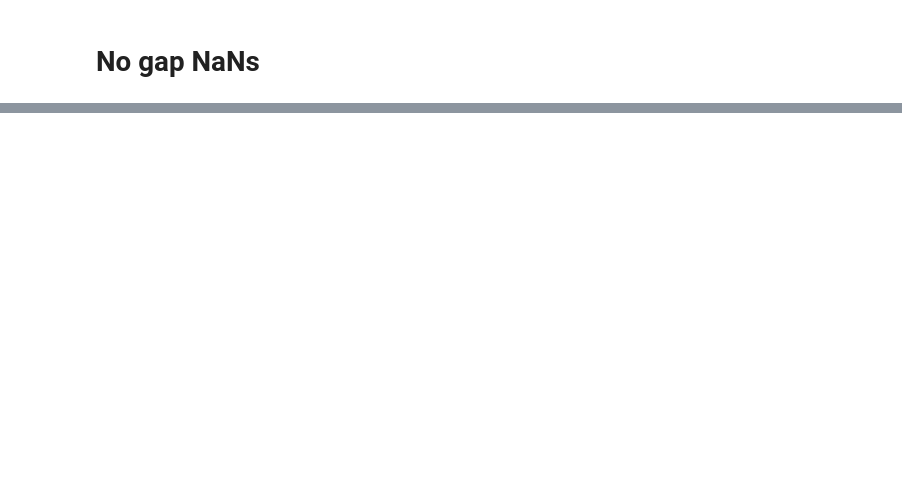
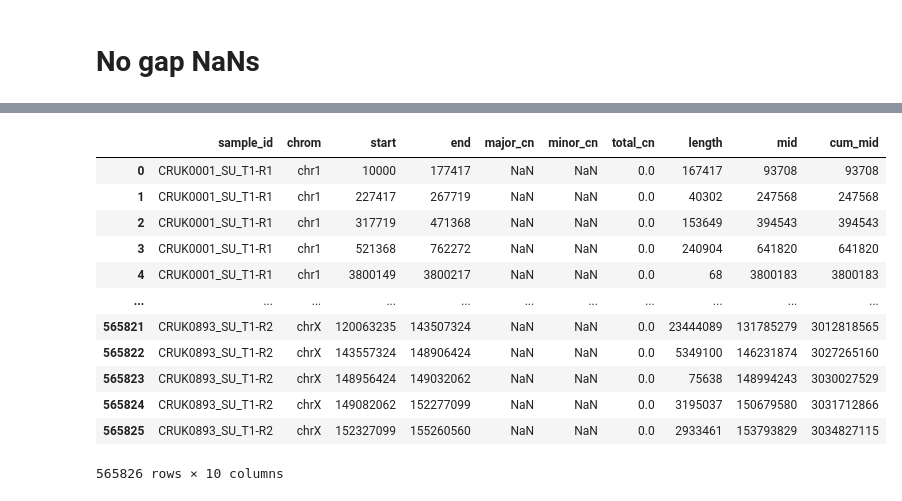
Before and after one commit to ICCB-Cologne/CNSistent, a Jupyter notebook: notebooks/analyze/analyze_coverage.ipynb, the cells around one changed output, grey strips where cells are left out. Cells and saved outputs as stored; diff of their text form; code cells hidden in the pictures; blank space fills up the shorter version.

```diff
--- a/notebooks/analyze/analyze_coverage.ipynb
+++ b/notebooks/analyze/analyze_coverage.ipynb
@@ -77,0 +91,16 @@ Binning chr (33691/33691)
+# %%
+no_gap_nans[k]
+# %% [output]
+|  | sample_id | chrom | start | end | major_cn | minor_cn | total_cn | length | mid | cum_mid |
+| 0 | CRUK0001_SU_T1-R1 | chr1 | 10000 | 177417 | NaN | NaN | 0.0 | 167417 | 93708 | 93708 |
+| 1 | CRUK0001_SU_T1-R1 | chr1 | 227417 | 267719 | NaN | NaN | 0.0 | 40302 | 247568 | 247568 |
+| 2 | CRUK0001_SU_T1-R1 | chr1 | 317719 | 471368 | NaN | NaN | 0.0 | 153649 | 394543 | 394543 |
+| 3 | CRUK0001_SU_T1-R1 | chr1 | 521368 | 762272 | NaN | NaN | 0.0 | 240904 | 641820 | 641820 |
+| 4 | CRUK0001_SU_T1-R1 | chr1 | 3800149 | 3800217 | NaN | NaN | 0.0 | 68 | 3800183 | 3800183 |
+| ... | ... | ... | ... | ... | ... | ... | ... | ... | ... | ... |
+| 565821 | CRUK0893_SU_T1-R2 | chrX | 120063235 | 143507324 | NaN | NaN | 0.0 | 23444089 | 131785279 | 3012818565 |
+| 565822 | CRUK0893_SU_T1-R2 | chrX | 143557324 | 148906424 | NaN | NaN | 0.0 | 5349100 | 146231874 | 3027265160 |
+| 565823 | CRUK0893_SU_T1-R2 | chrX | 148956424 | 149032062 | NaN | NaN | 0.0 | 75638 | 148994243 | 3030027529 |
+| 565824 | CRUK0893_SU_T1-R2 | chrX | 149082062 | 152277099 | NaN | NaN | 0.0 | 3195037 | 150679580 | 3031712866 |
+| 565825 | CRUK0893_SU_T1-R2 | chrX | 152327099 | 155260560 | NaN | NaN | 0.0 | 2933461 | 153793829 | 3034827115 |
+565826 rows × 10 columns
```
Also changed, not shown: parts of 6 cells of this notebook, 2 other files.
